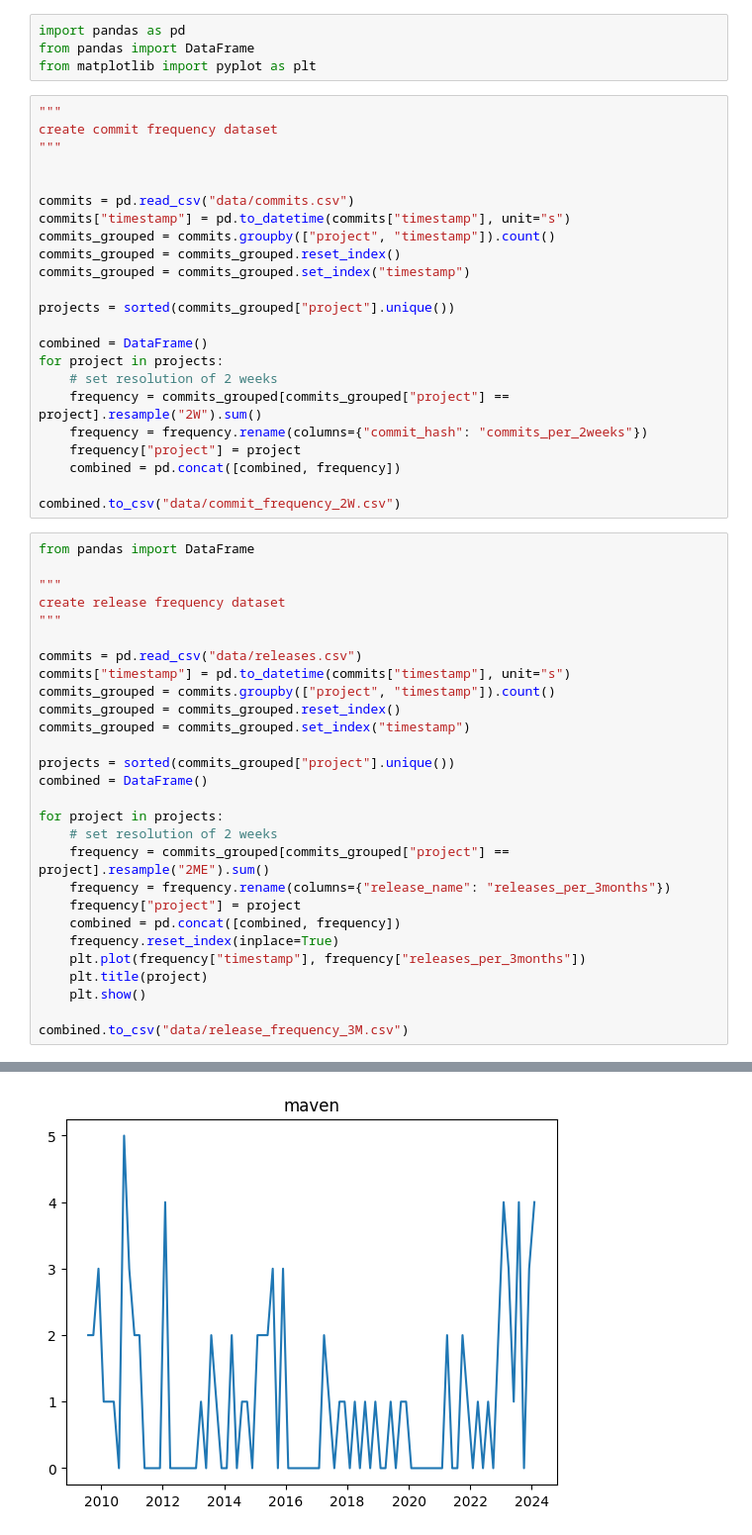
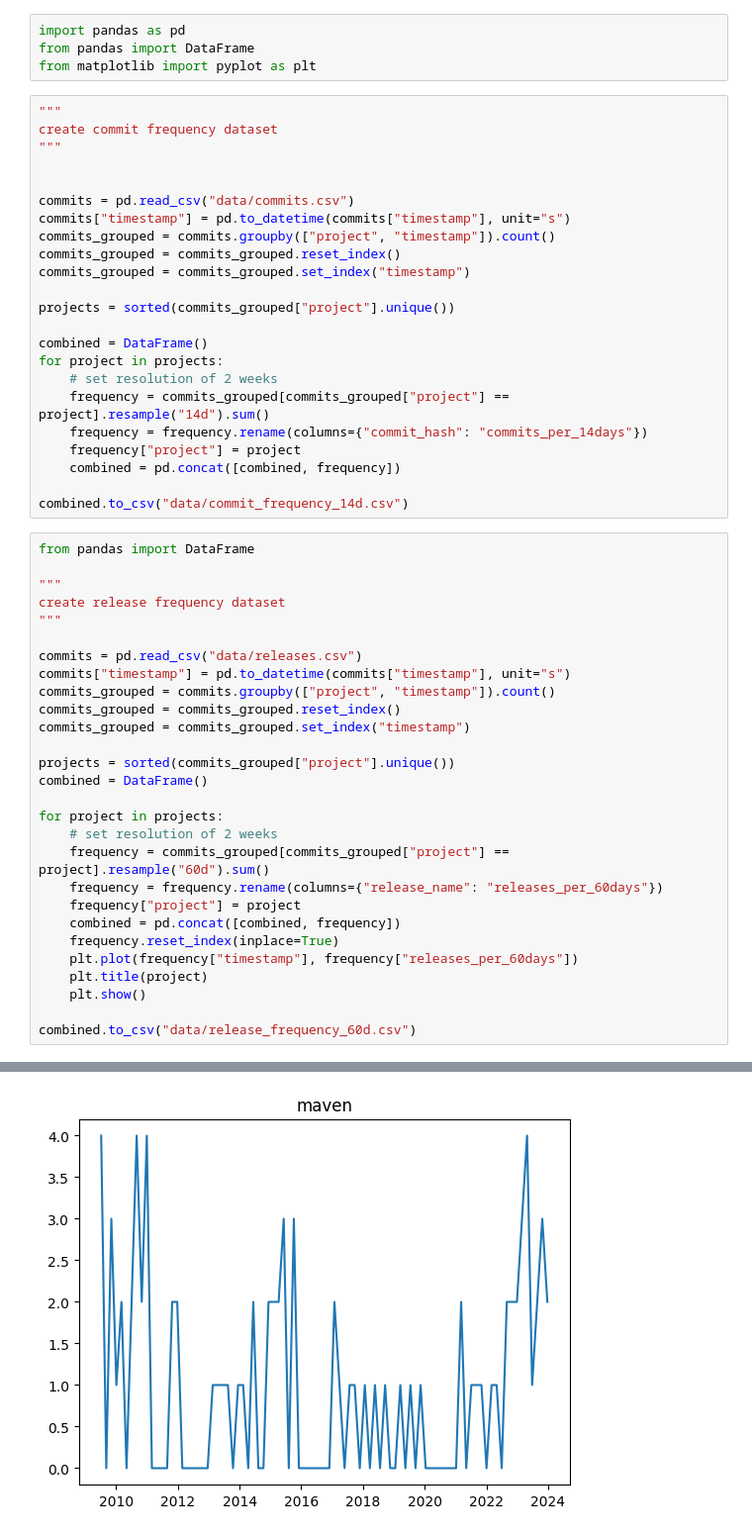
Before and after one commit to patricklindner/satd_finder, a Jupyter notebook: preparation.ipynb, the cells around one changed output, grey strips where cells are left out. Shown: that part at 99% size. Drawn from its saved outputs; the diff is of its cells as text.

```diff
--- a/preparation.ipynb
+++ b/preparation.ipynb
@@ -19,12 +19,12 @@ projects = sorted(commits_grouped["project"].unique())
 combined = DataFrame()
 for project in projects:
     # set resolution of 2 weeks
-    frequency = commits_grouped[commits_grouped["project"] == project].resample("2W").sum()
-    frequency = frequency.rename(columns={"commit_hash": "commits_per_2weeks"})
+    frequency = commits_grouped[commits_grouped["project"] == project].resample("14d").sum()
+    frequency = frequency.rename(columns={"commit_hash": "commits_per_14days"})
     frequency["project"] = project
     combined = pd.concat([combined, frequency])
 
-combined.to_csv("data/commit_frequency_2W.csv")
+combined.to_csv("data/commit_frequency_14d.csv")
 # %%
 from pandas import DataFrame
 
@@ -43,14 +43,14 @@ combined = DataFrame()
 
 for project in projects:
     # set resolution of 2 weeks
-    frequency = commits_grouped[commits_grouped["project"] == project].resample("2ME").sum()
-    frequency = frequency.rename(columns={"release_name": "releases_per_3months"})
+    frequency = commits_grouped[commits_grouped["project"] == project].resample("60d").sum()
+    frequency = frequency.rename(columns={"release_name": "releases_per_60days"})
     frequency["project"] = project
     combined = pd.concat([combined, frequency])
     frequency.reset_index(inplace=True)
-    plt.plot(frequency["timestamp"], frequency["releases_per_3months"])
+    plt.plot(frequency["timestamp"], frequency["releases_per_60days"])
     plt.title(project)
     plt.show()
 
-combined.to_csv("data/release_frequency_3M.csv")
+combined.to_csv("data/release_frequency_60d.csv")
 # %% [output]
@@ -61 +61 @@ combined.to_csv("data/release_frequency_3M.csv")
-[figure, old version]
+[figure, new version]
```
Also changed, not shown: parts of 1 cell of this notebook, 9 other files.
